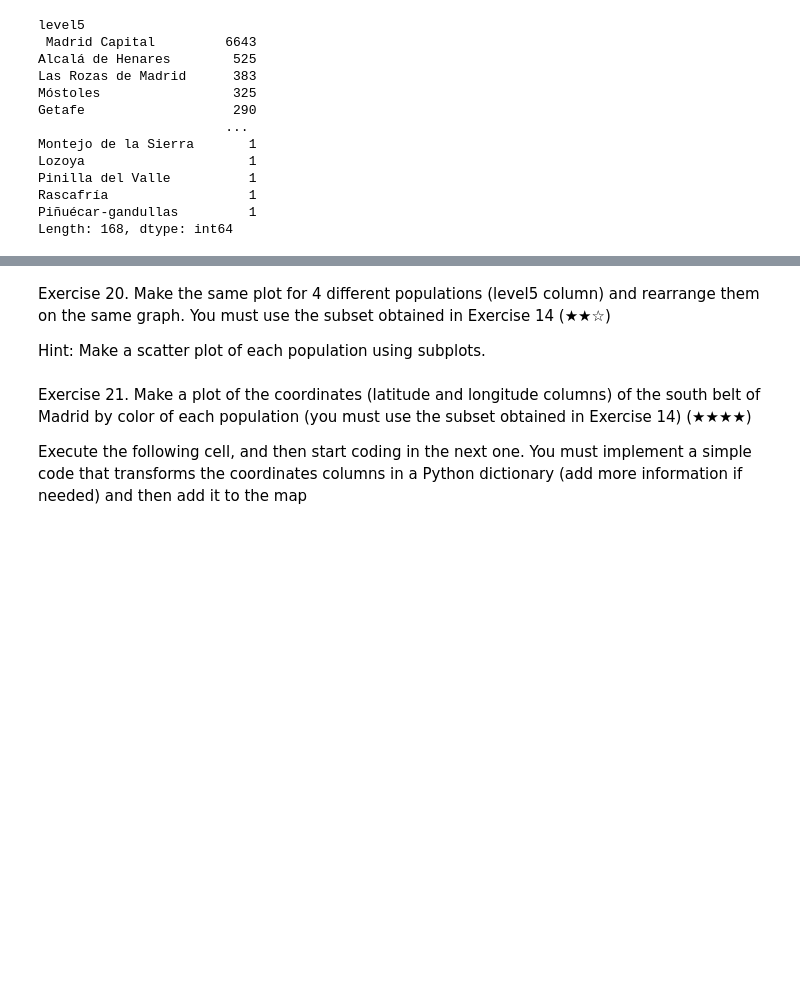
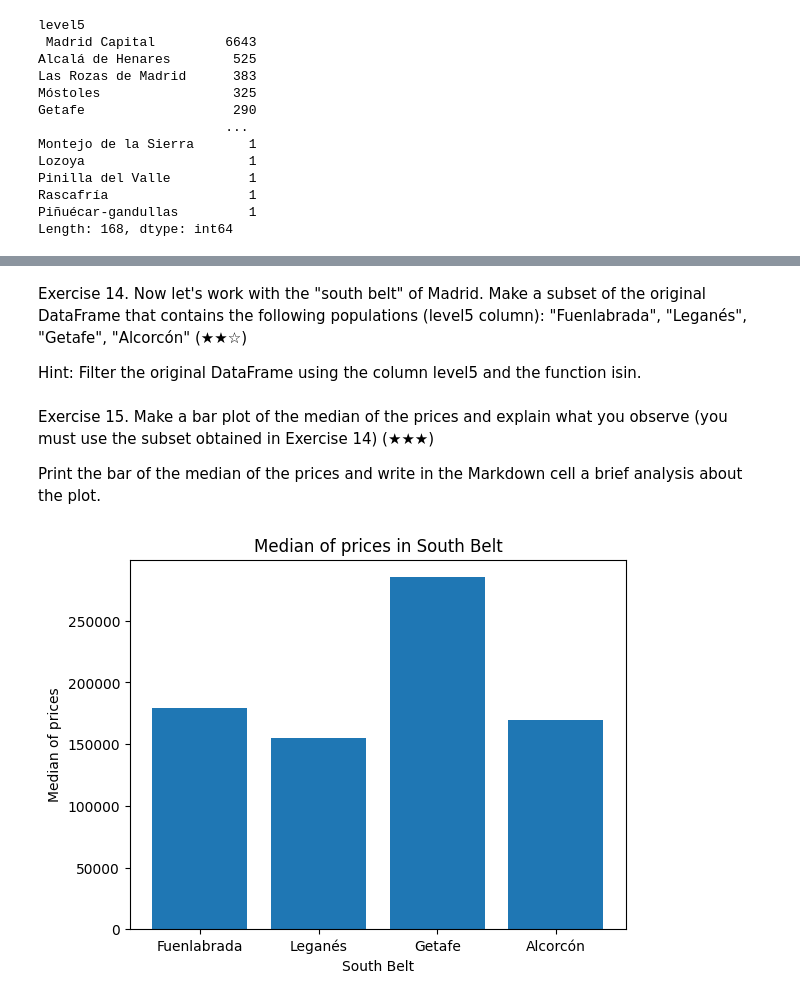
Before and after one commit to aguamelsu/pre_work, a Jupyter notebook: notebooks/01_analysis.ipynb, the cells around one changed output, grey strips where cells are left out. Drawn from its saved outputs; the diff is of its cells as text; code cells hidden in the pictures; blank space fills up the shorter version.

```diff
--- a/notebooks/01_analysis.ipynb
+++ b/notebooks/01_analysis.ipynb
@@ -303,10 +271,23 @@ Hint: Create a new column called pps (price per square meter) and then analyze t
-# %% [markdown]
-
-Exercise 20. Make the same plot for 4 different populations (level5 column) and rearrange them on the same graph. You must use the subset obtained in Exercise 14 (★★☆)
-
-Hint: Make a scatter plot of each population using subplots.
-# %% [markdown]
-
-Exercise 21. Make a plot of the coordinates (latitude and longitude columns) of the south belt of Madrid by color of each population (you must use the subset obtained in Exercise 14) (★★★★)
-
-Execute the following cell, and then start coding in the next one. You must implement a simple code that transforms the coordinates columns in a Python dictionary (add more information if needed) and then add it to the map
+# %% [markdown]
+
+Exercise 14. Now let's work with the "south belt" of Madrid. Make a subset of the original DataFrame that contains the following populations (level5 column): "Fuenlabrada", "Leganés", "Getafe", "Alcorcón" (★★☆)
+
+Hint: Filter the original DataFrame using the column level5 and the function isin.
+# %%
+south_belt = ["Fuenlabrada", "Leganés", "Getafe", "Alcorcón"]
+
+south_belt_df = df[df['level5'].isin(south_belt)]
+# %% [markdown]
+Exercise 15. Make a bar plot of the median of the prices and explain what you observe (you must use the subset obtained in Exercise 14) (★★★)
+
+Print the bar of the median of the prices and write in the Markdown cell a brief analysis about the plot.
+# %%
+south_belt_df_grouped = south_belt_df.groupby(by="level5")
+
+plt.bar(south_belt, south_belt_df_grouped['price'].median())
+plt.xlabel("South Belt")
+plt.ylabel("Median of prices")
+plt.title("Median of prices in South Belt")
+plt.show()
+# %% [output]
+[figure, added]
```
Also changed, not shown: parts of 18 cells of this notebook, 1 other file.
